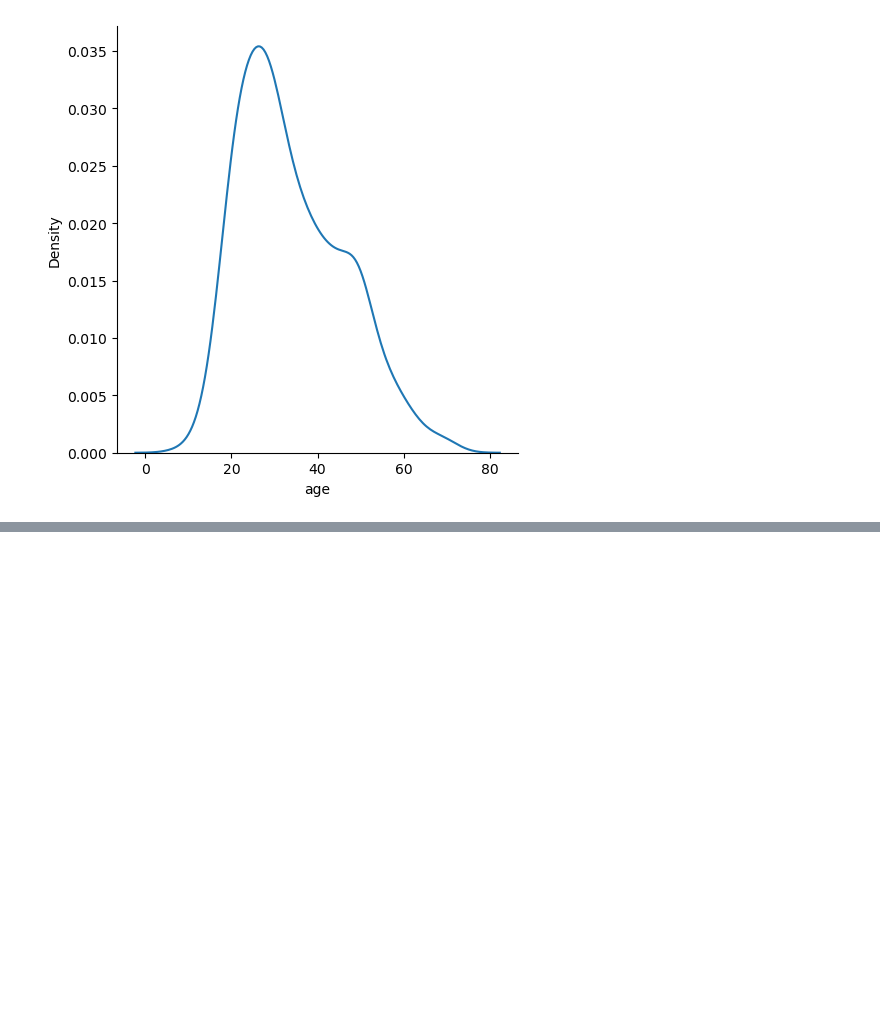
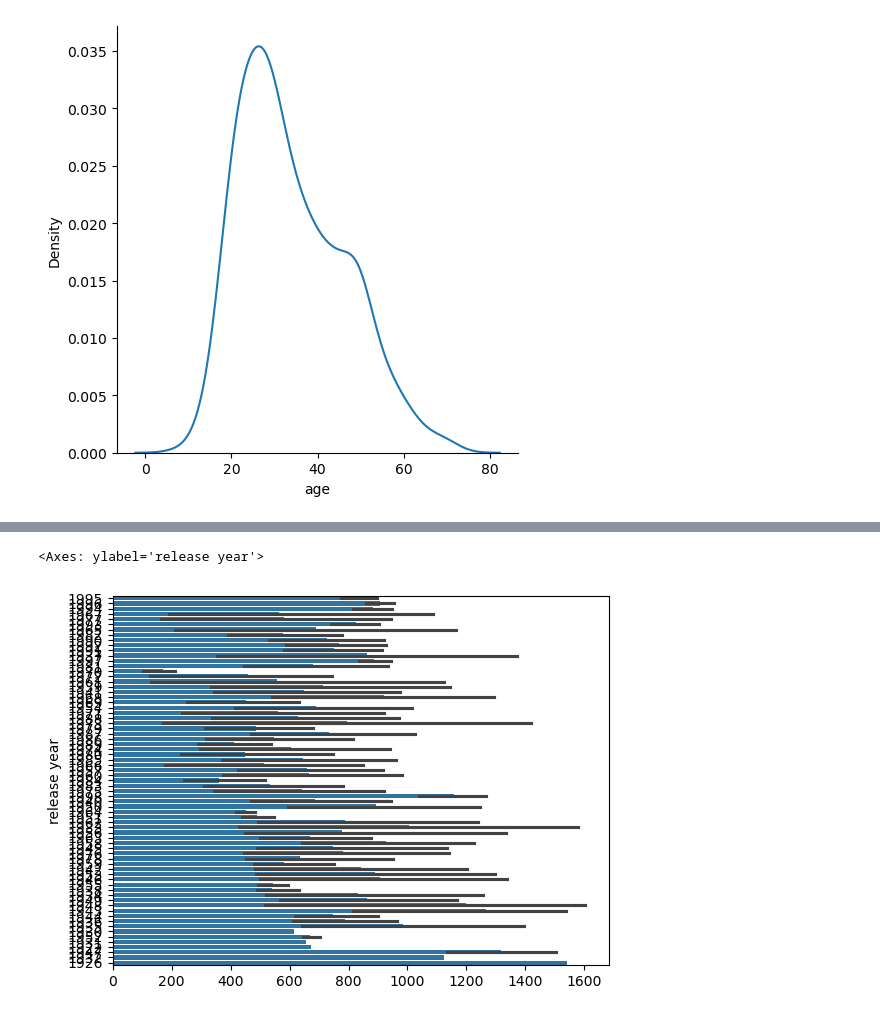
Before and after one commit to vishaltechevangelist/ds_bootcamp, a Jupyter notebook: notebooks/Week4-MovieLens_Assignment_Solution.ipynb, the cells around one changed output, grey strips where cells are left out. Saved outputs shown, nothing was run; the diff lists cells and outputs as text; code cells hidden in the pictures; blank space fills up the shorter version.

```diff
--- a/notebooks/Week4-MovieLens_Assignment_Solution.ipynb
+++ b/notebooks/Week4-MovieLens_Assignment_Solution.ipynb
@@ -119,0 +120,5 @@ sns.barplot(data=x, orient='h')
+# %%
+sns.barplot(data = movies_df['release year'])
+# %% [output]
+<Axes: ylabel='release year'>
+[figure, added]
```
Also changed, not shown: parts of 5 cells of this notebook.
